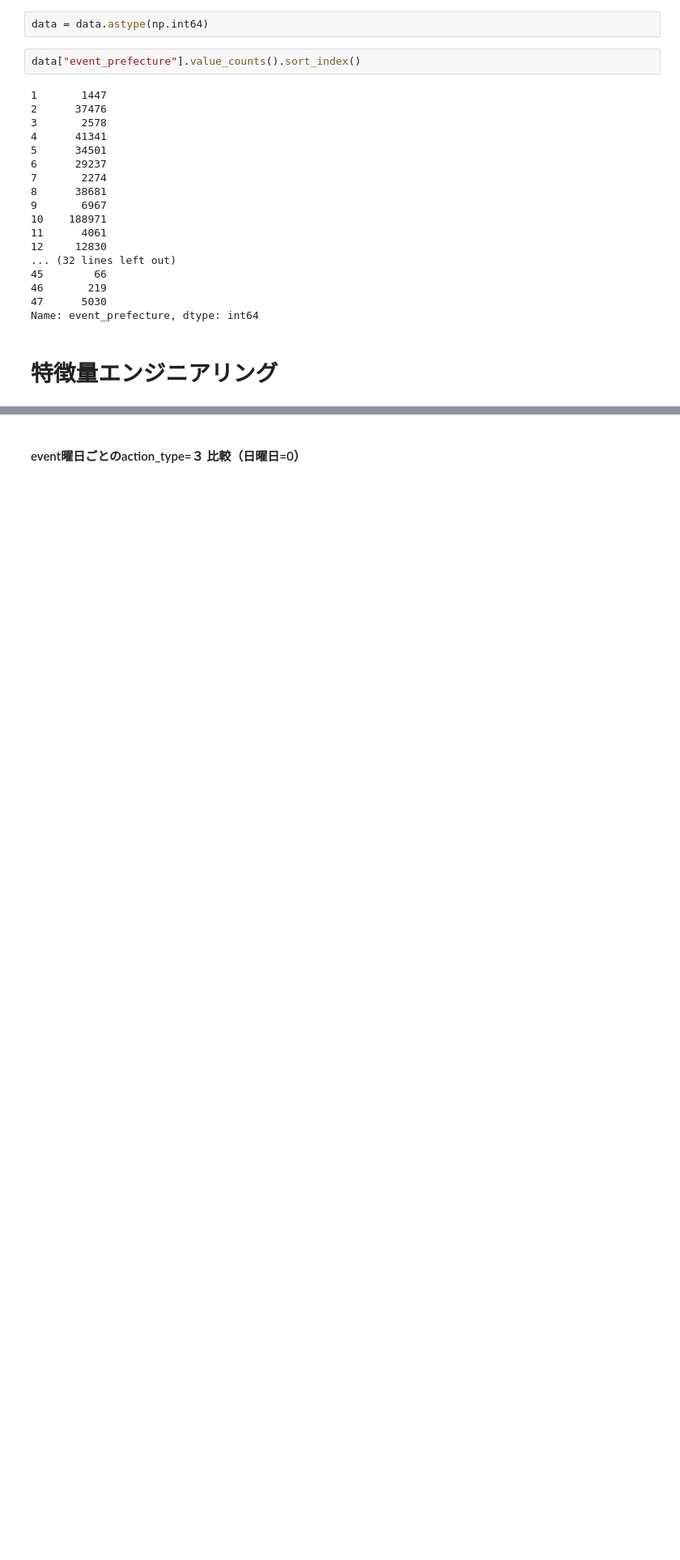
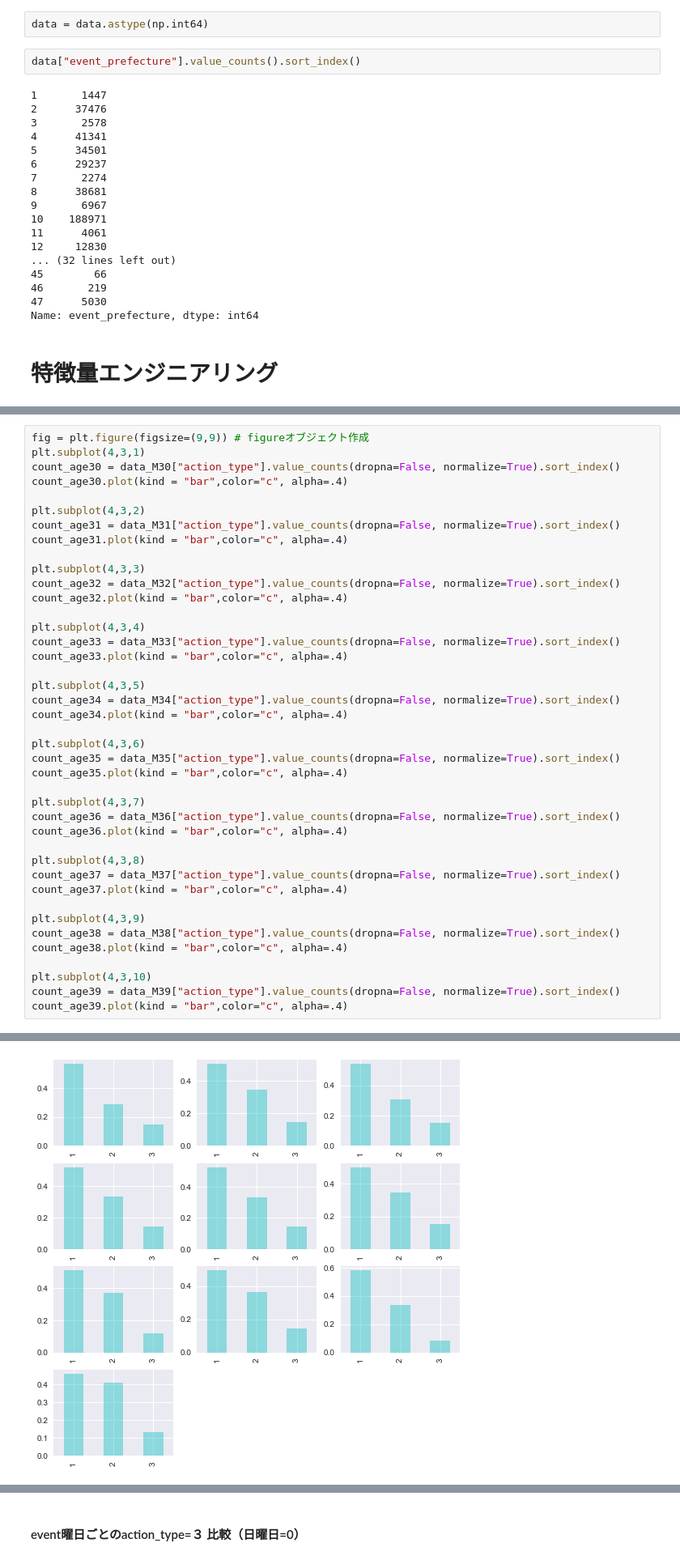
Before and after one commit to OhkaMLsemi/Machi_Kon, a Jupyter notebook: engineering.ipynb, the cells around one changed output, grey strips where cells are left out. Shown at 81% size. Saved outputs shown, nothing was run; the diff lists cells and outputs as text; blank space fills up the shorter version.

```diff
--- a/engineering.ipynb
+++ b/engineering.ipynb
@@ -589,0 +514,42 @@ plt.legend(["male","female","all"]) # 凡例を表示
+# %%
+fig = plt.figure(figsize=(9,9)) # figureオブジェクト作成
+plt.subplot(4,3,1)
+count_age30 = data_M30["action_type"].value_counts(dropna=False, normalize=True).sort_index()
+count_age30.plot(kind = "bar",color="c", alpha=.4)
+
+plt.subplot(4,3,2)
+count_age31 = data_M31["action_type"].value_counts(dropna=False, normalize=True).sort_index()
+count_age31.plot(kind = "bar",color="c", alpha=.4)
+
+plt.subplot(4,3,3)
+count_age32 = data_M32["action_type"].value_counts(dropna=False, normalize=True).sort_index()
+count_age32.plot(kind = "bar",color="c", alpha=.4)
+
+plt.subplot(4,3,4)
+count_age33 = data_M33["action_type"].value_counts(dropna=False, normalize=True).sort_index()
+count_age33.plot(kind = "bar",color="c", alpha=.4)
+
+plt.subplot(4,3,5)
+count_age34 = data_M34["action_type"].value_counts(dropna=False, normalize=True).sort_index()
+count_age34.plot(kind = "bar",color="c", alpha=.4)
+
+plt.subplot(4,3,6)
+count_age35 = data_M35["action_type"].value_counts(dropna=False, normalize=True).sort_index()
+count_age35.plot(kind = "bar",color="c", alpha=.4)
+
+plt.subplot(4,3,7)
+count_age36 = data_M36["action_type"].value_counts(dropna=False, normalize=True).sort_index()
+count_age36.plot(kind = "bar",color="c", alpha=.4)
+
+plt.subplot(4,3,8)
+count_age37 = data_M37["action_type"].value_counts(dropna=False, normalize=True).sort_index()
+count_age37.plot(kind = "bar",color="c", alpha=.4)
+
+plt.subplot(4,3,9)
+count_age38 = data_M38["action_type"].value_counts(dropna=False, normalize=True).sort_index()
+count_age38.plot(kind = "bar",color="c", alpha=.4)
+
+plt.subplot(4,3,10)
+count_age39 = data_M39["action_type"].value_counts(dropna=False, normalize=True).sort_index()
+count_age39.plot(kind = "bar",color="c", alpha=.4)
+# %% [output]
@@ -589,0 +557 @@ plt.legend(["male","female","all"]) # 凡例を表示
+[figure, added]
```
Also changed, not shown: parts of 110 cells of this notebook.
